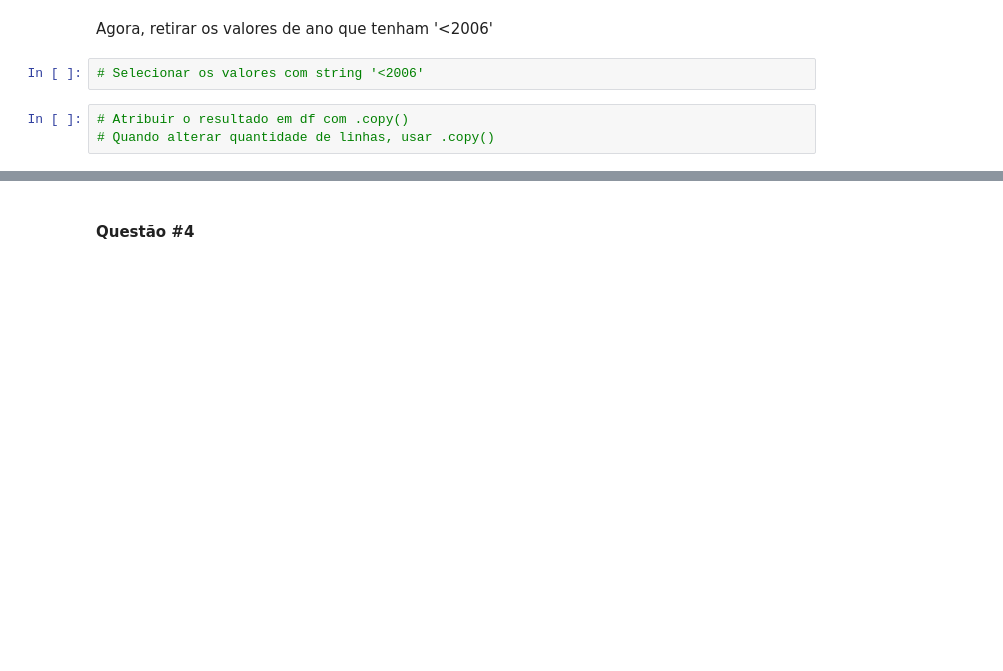
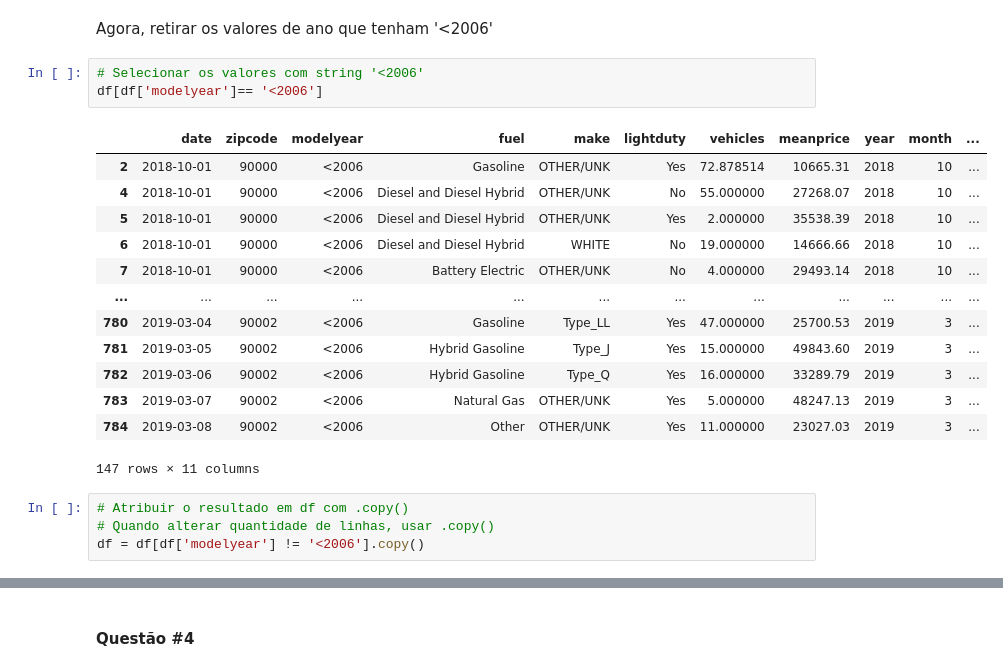
Before and after one commit to MS-Oliveira/data_analytics_aula05, a Jupyter notebook: preparando_dados.ipynb, the cells around one changed output, grey strips where cells are left out. Saved outputs shown, nothing was run; the diff lists cells and outputs as text; blank space fills up the shorter version.

```diff
--- a/preparando_dados.ipynb
+++ b/preparando_dados.ipynb
@@ -579,8 +584,24 @@ Renomear as colunas de *features*, retirando espaços em branco e transformando
 Agora, retirar os valores de ano que tenham '<2006'
 # %%
 # Selecionar os valores com string '<2006'
+df[df['modelyear']== '<2006']
+# %% [output]
+|  | date | zipcode | modelyear | fuel | make | lightduty | vehicles | meanprice | year | month | ... |
+| 2 | 2018-10-01 | 90000 | <2006 | Gasoline | OTHER/UNK | Yes | 72.878514 | 10665.31 | 2018 | 10 | ... |
+| 4 | 2018-10-01 | 90000 | <2006 | Diesel and Diesel Hybrid | OTHER/UNK | No | 55.000000 | 27268.07 | 2018 | 10 | ... |
+| 5 | 2018-10-01 | 90000 | <2006 | Diesel and Diesel Hybrid | OTHER/UNK | Yes | 2.000000 | 35538.39 | 2018 | 10 | ... |
+| 6 | 2018-10-01 | 90000 | <2006 | Diesel and Diesel Hybrid | WHITE | No | 19.000000 | 14666.66 | 2018 | 10 | ... |
+| 7 | 2018-10-01 | 90000 | <2006 | Battery Electric | OTHER/UNK | No | 4.000000 | 29493.14 | 2018 | 10 | ... |
+| ... | ... | ... | ... | ... | ... | ... | ... | ... | ... | ... | ... |
+| 780 | 2019-03-04 | 90002 | <2006 | Gasoline | Type_LL | Yes | 47.000000 | 25700.53 | 2019 | 3 | ... |
+| 781 | 2019-03-05 | 90002 | <2006 | Hybrid Gasoline | Type_J | Yes | 15.000000 | 49843.60 | 2019 | 3 | ... |
+| 782 | 2019-03-06 | 90002 | <2006 | Hybrid Gasoline | Type_Q | Yes | 16.000000 | 33289.79 | 2019 | 3 | ... |
+| 783 | 2019-03-07 | 90002 | <2006 | Natural Gas | OTHER/UNK | Yes | 5.000000 | 48247.13 | 2019 | 3 | ... |
+| 784 | 2019-03-08 | 90002 | <2006 | Other | OTHER/UNK | Yes | 11.000000 | 23027.03 | 2019 | 3 | ... |
+147 rows × 11 columns
 # %%
 # Atribuir o resultado em df com .copy()
 # Quando alterar quantidade de linhas, usar .copy()
+df = df[df['modelyear'] != '<2006'].copy()
 # %%
 # Usar o value_counts() para confirmar que o valor '<2006' foi removido
```
Also changed, not shown: parts of 26 cells of this notebook.
